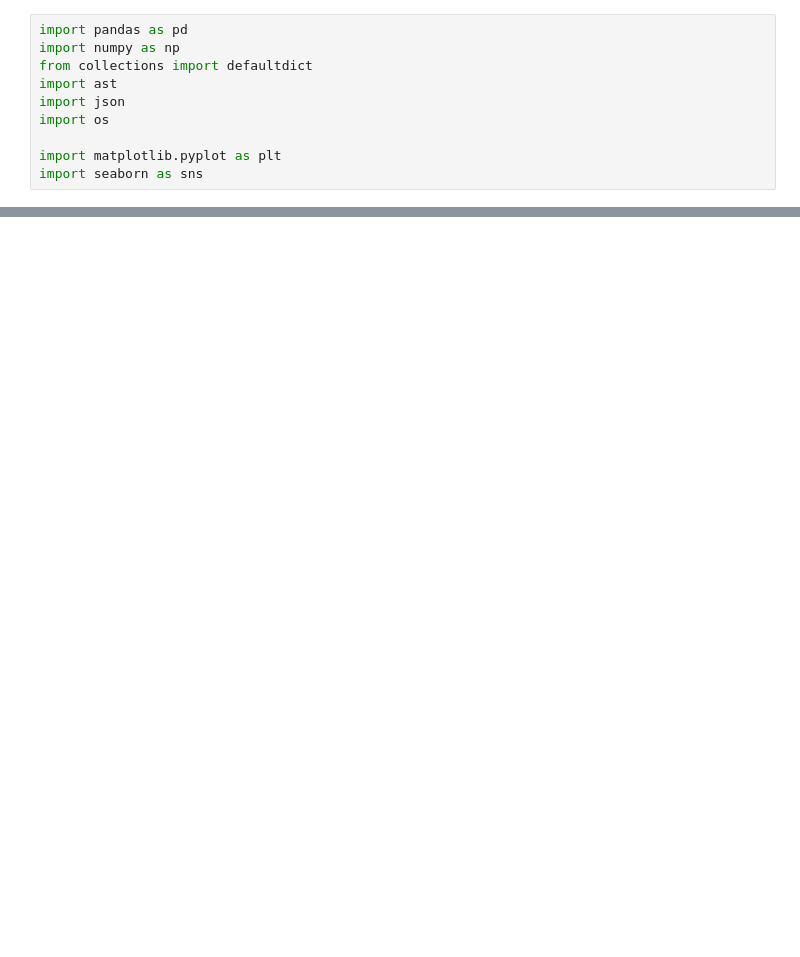
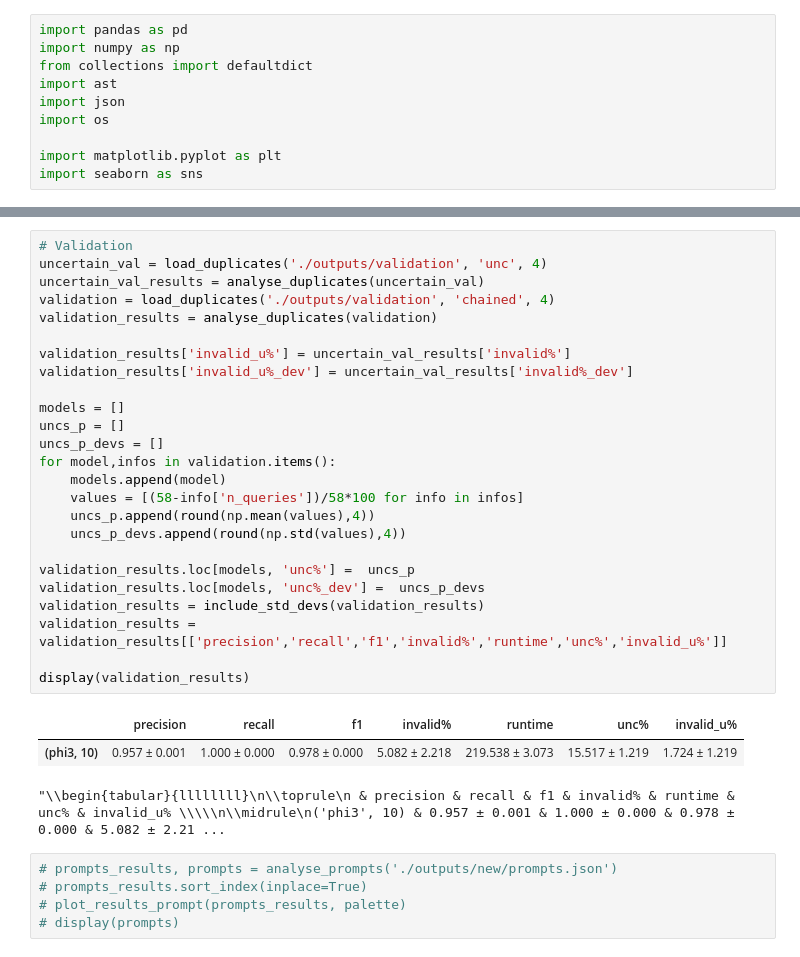
Before and after one commit to davidcoscor/ncRNA-AI, a Jupyter notebook: misc/llm_output_analysis.ipynb, the cells around one changed output, grey strips where cells are left out. Cells and saved outputs as stored; diff of their text form; blank space fills up the shorter version.

```diff
--- a/misc/llm_output_analysis.ipynb
+++ b/misc/llm_output_analysis.ipynb
@@ -99,3 +235,37 @@ plot_results(chained_results, palette)
+# %%
+# Validation
+uncertain_val = load_duplicates('./outputs/validation', 'unc', 4)
+uncertain_val_results = analyse_duplicates(uncertain_val)
+validation = load_duplicates('./outputs/validation', 'chained', 4)
+validation_results = analyse_duplicates(validation)
+
+validation_results['invalid_u%'] = uncertain_val_results['invalid%']
+validation_results['invalid_u%_dev'] = uncertain_val_results['invalid%_dev']
+
+models = []
+uncs_p = []
+uncs_p_devs = []
+for model,infos in validation.items():
+	models.append(model)
+	values = [(58-info['n_queries'])/58*100 for info in infos]
+	uncs_p.append(round(np.mean(values),4))
+	uncs_p_devs.append(round(np.std(values),4))
+
+validation_results.loc[models, 'unc%'] =  uncs_p
+validation_results.loc[models, 'unc%_dev'] =  uncs_p_devs
+validation_results = include_std_devs(validation_results)
+validation_results = validation_results[['precision','recall','f1','invalid%','runtime','unc%','invalid_u%']]
+
+display(validation_results)
+# %% [output]
+|  | precision | recall | f1 | invalid% | runtime | unc% | invalid_u% |
+| (phi3, 10) | 0.957 ± 0.001 | 1.000 ± 0.000 | 0.978 ± 0.000 | 5.082 ± 2.218 | 219.538 ± 3.073 | 15.517 ± 1.219 | 1.724 ± 1.219 |
+"\\begin{tabular}{llllllll}\n\\toprule\n & precision & recall & f1 & invalid% & runtime & unc% & invalid_u% \\\\\n\\midrule\n('phi3', 10) & 0.957 ± 0.001 & 1.000 ± 0.000 & 0.978 ± 0.000 & 5.082 ± 2.21 ...
+# %%
+# prompts_results, prompts = analyse_prompts('./outputs/new/prompts.json')
+# prompts_results.sort_index(inplace=True)
+# plot_results_prompt(prompts_results, palette)
+# display(prompts)
 # %%
 # def convert_to_json(old, new):
 # 	with open(old, 'r') as f:
```
Also changed, not shown: parts of 9 cells of this notebook, 7 other files.
